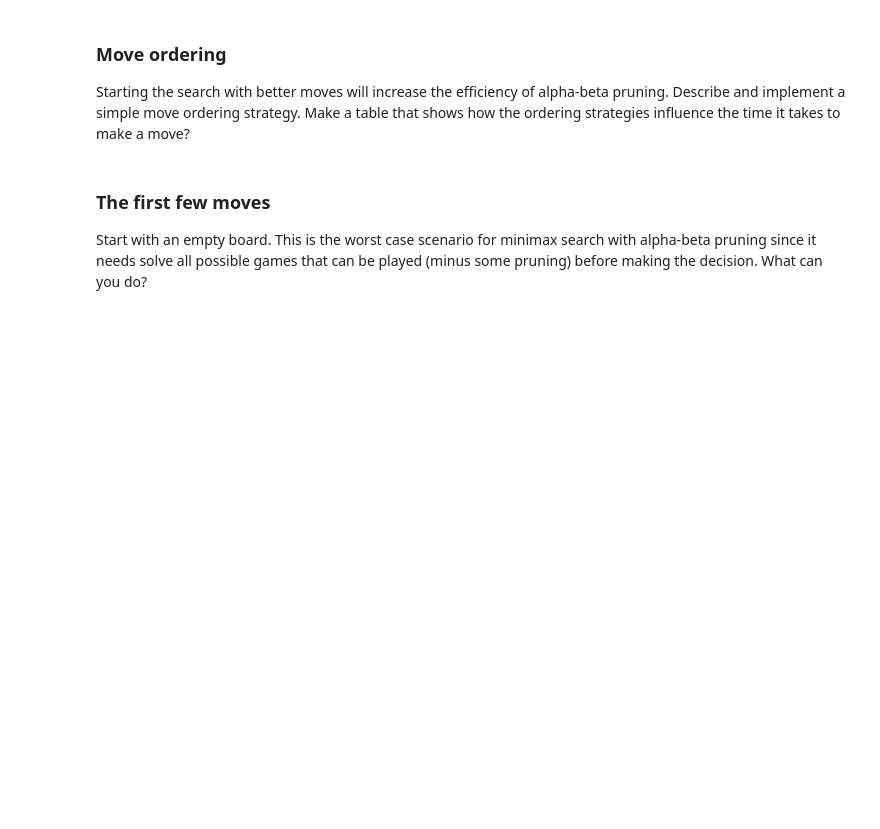
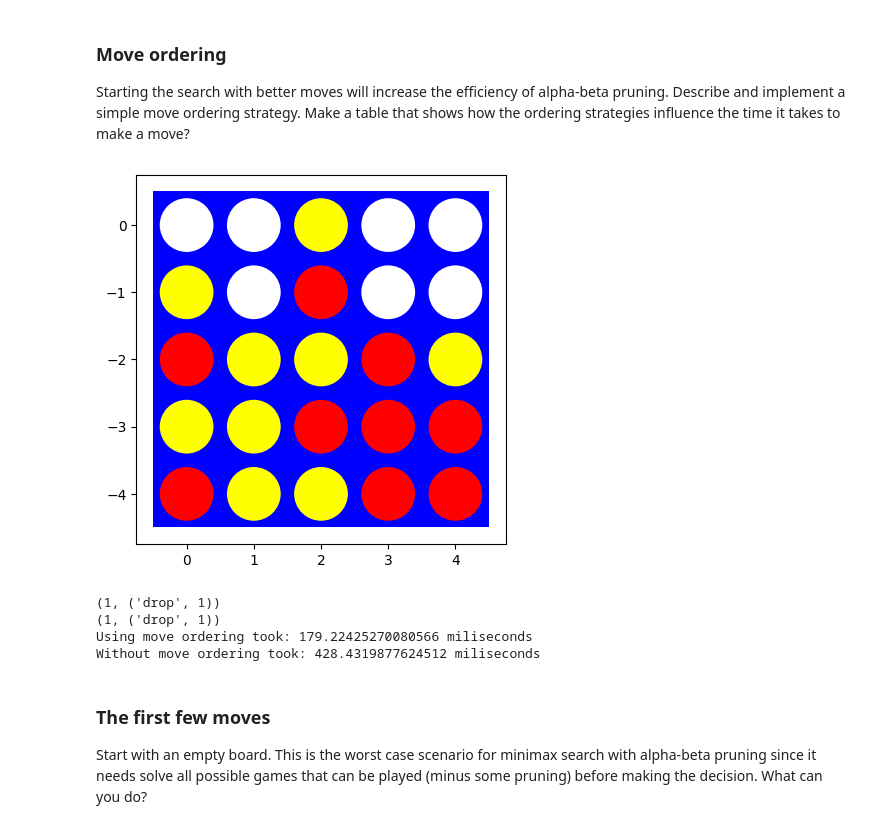
Before and after one commit to LaiTanTai/CSTTNT_NC, a Jupyter notebook: lab04/assignment_mean_connect4.ipynb, the cells around one changed output. Saved outputs shown, nothing was run; the diff lists cells and outputs as text; code cells hidden in the pictures; blank space fills up the shorter version.

Commit message:
done code assignment_mean_conncet4.ipynb

```diff
--- a/lab04/assignment_mean_connect4.ipynb
+++ b/lab04/assignment_mean_connect4.ipynb
@@ -311,3 +400,36 @@ Starting the search with better moves will increase the efficiency of alpha-beta
+# %%
+# Your code/ answer goes here.
+# Move Ordering
+
+# Trong thuật toán Alpha-Beta pruning, hiệu quả cắt tỉa phụ thuộc vào thứ tự duyệt các nước đi.
+# Chiến lược Move Ordering giúp sắp xếp nước đi sao cho các lựa chọn tiềm năng cao được xét trước, qua đó tăng khả năng cập nhật nhanh giá trị alpha và beta.
+
+# Trong bài này, ta sử dụng chiến lược center-first, ưu tiên các cột ở trung tâm vì chúng thường tạo ra nhiều hướng thắng hơn trong trò Mean Connect-4.
+
+import time
+board = [[0, 0, -1, 0, 0],
+         [-1, 0, 1, 0, 0],
+         [1, -1, -1, 1, -1],
+         [-1, -1, 1, 1, 1],
+         [1, -1, -1, 1, 1]]
+
+board = np.array(board)
+
+visualize(board)
+t0 = time.time()
+print(maximum(board, 1, -math.inf, +math.inf, True, 10))
+t1 = time.time()
+print(maximum(board, 1, -math.inf, +math.inf, False, 10))
+t2 = time.time()
+
+print(f"Using move ordering took: {(t1 - t0) * 1e3} miliseconds")
+print(f"Without move ordering took: {(t2 - t1) * 1e3} miliseconds")
+# %% [output]
+[figure, added]
+(1, ('drop', 1))
+(1, ('drop', 1))
+Using move ordering took: 179.22425270080566 miliseconds
+Without move ordering took: 428.4319877624512 miliseconds
 # %% [markdown]
 ### The first few moves
 
```
Also changed, not shown: parts of 23 cells of this notebook.
